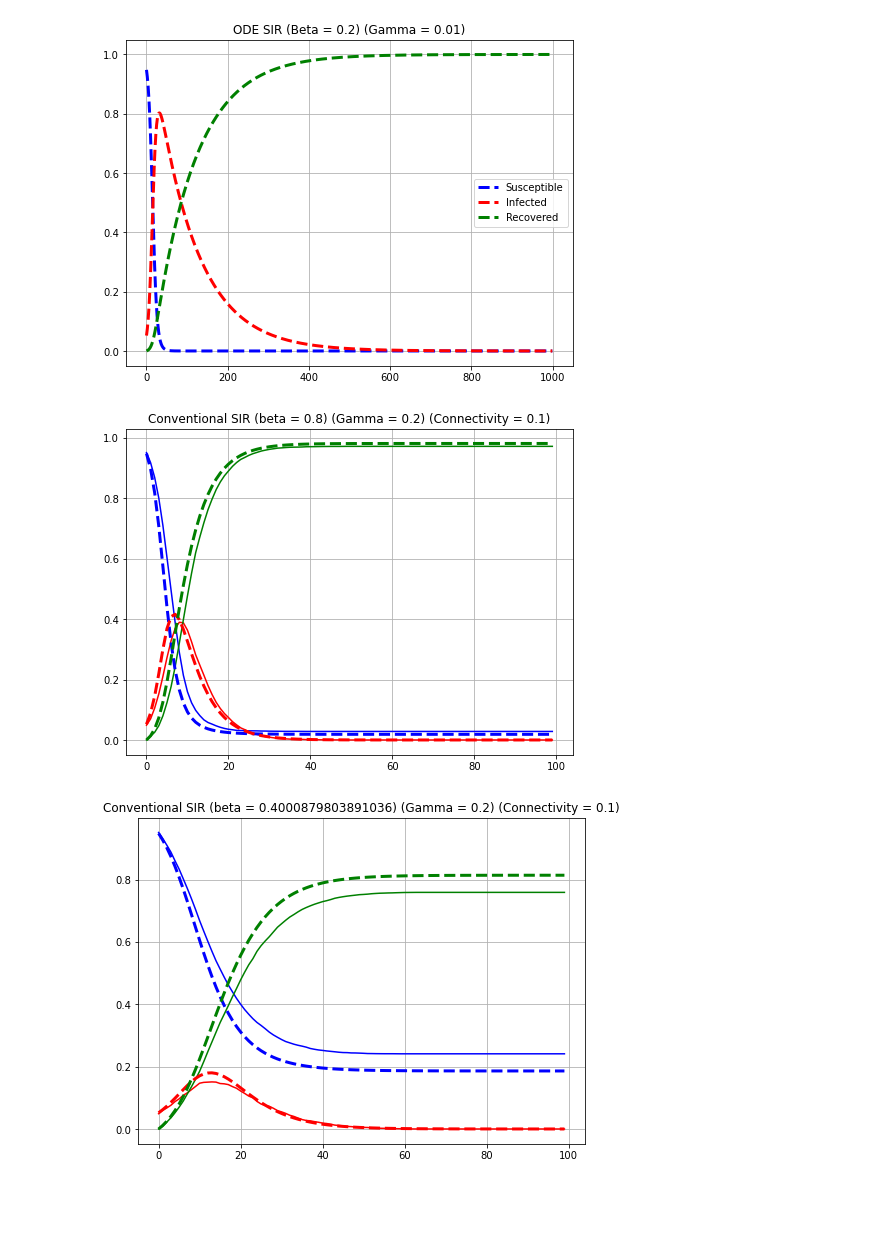
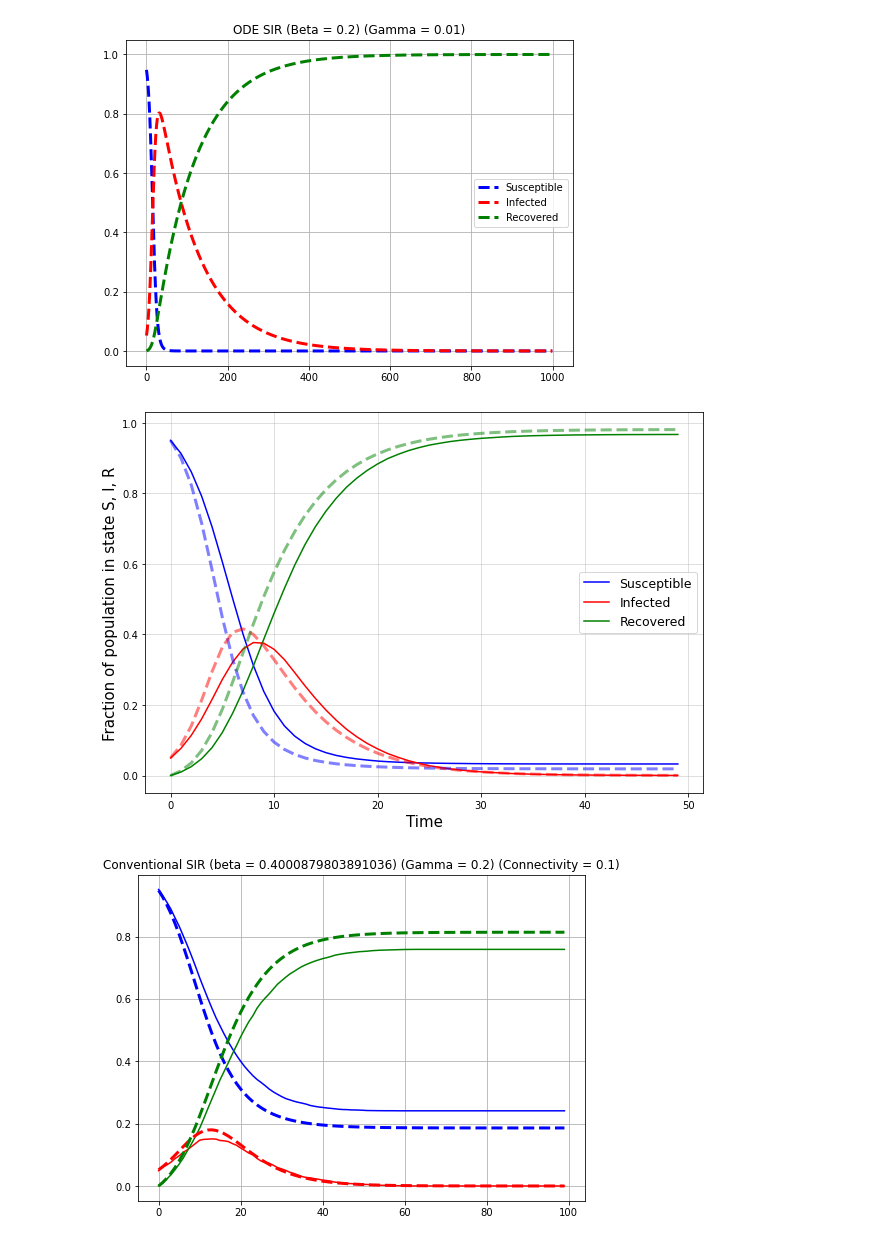
Before and after one commit to Dellapino/MSci-Project, a Jupyter notebook: Validation plots.ipynb, the cells around one changed output. Saved outputs shown, nothing was run; the diff lists cells and outputs as text; code cells hidden in the pictures; blank space fills up the shorter version.

```diff
--- a/Validation plots.ipynb
+++ b/Validation plots.ipynb
@@ -33,17 +33,19 @@ dataset_names = [
     'Workplace 2']
 
 simulation_params = {}
-simulation_params['Time'] = 100
-simulation_params['Runs'] = 25
+simulation_params['Time'] = 50
+simulation_params['Runs'] = 500
 simulation_params['Initial'] = 0.05
 simulation_params['Beta'] = 0.8
 simulation_params['Gamma'] = 0.2
 simulation_params['Threshold'] = 65*2 # only affects simulation
+simulation_params['Scheme'] = 'random'
+
 
 original_beta = simulation_params['Beta']
-connectivity = 0.1
+connectivity = 0.137
 
-G = nm.build_nxgraph(dataset_paths[3], False) # un-normalised weighted networkx graph
+G = nm.build_nxgraph(dataset_paths[2], True) # un-normalised weighted networkx graph
 N = len(G)
 # %%
 # ODE
@@ -149,32 +151,6 @@ def smooth_basic(H, params):
         r_smooth.append(total)
 
     return s_smooth, i_smooth, r_smooth
-# %%
-# ODE vs complete network (unweighted graph)
-
-H = nx.fast_gnp_random_graph(N, connectivity) # Complete graph
-H = sir.initialise_weight(H, 1) # give every edge a weight of 1
-
-s, i, r = smooth_basic(H, simulation_params)
-S, I, R = sir.analytic_sol(H, simulation_params)
-t = np.arange(0, simulation_params['Time'])
-
-plt.figure(figsize = (8,6))
-plt.title('Conventional SIR (beta = ' + str(simulation_params['Beta']) + ') (Gamma = ' + str(simulation_params['Gamma']) + ') (Connectivity = ' + str(connectivity) + ')')
-
-# numerical
-plt.plot(t, s, label = 'susceptible', color = 'b')
-plt.plot(t, i, label = 'infected', color = 'r')
-plt.plot(t, r, label = 'recovered', color = 'g')
-
-# analytic
-plt.plot(t, S, linewidth = 3, color = 'b', linestyle = 'dashed', alpha = 1)
-plt.plot(t, I, linewidth = 3, color = 'r', linestyle = 'dashed', alpha = 1)
-plt.plot(t, R, linewidth = 3,  color = 'g', linestyle = 'dashed', alpha = 1)
-
-plt.grid()
-# %% [output]
-[figure, removed]
 # %%
 
 def weighted_beta(G, original_beta): # takes the orginal beta and returns an equivalent for a weighted network
@@ -198,3 +292,32 @@ def normalize_weights(G):
+# %%
+# ODE vs complete network (unweighted graph)
+
+H = nx.fast_gnp_random_graph(N, connectivity) # Complete graph
+H = sir.initialise_weight(H, 1) # give every edge a weight of 1
+
+s, i, r = smooth_basic(H, simulation_params)
+S, I, R = sir.analytic_sol(H, simulation_params)
+t = np.arange(0, simulation_params['Time'])
+
+plt.figure(figsize = (10,7))
+#plt.title('Conventional SIR (beta = ' + str(simulation_params['Beta']) + ') (Gamma = ' + str(simulation_params['Gamma']) + ') (Connectivity = ' + str(connectivity) + ')')
+
+# numerical
+plt.plot(t, s, label = 'Susceptible', color = 'b', lw = 1.5)
+plt.plot(t, i, label = 'Infected', color = 'r', lw = 1.5)
+plt.plot(t, r, label = 'Recovered', color = 'g', lw = 1.5)
+
+# analytic
+plt.plot(t, S, linewidth = 3, color = 'b', linestyle = 'dashed', alpha = 0.5)
+plt.plot(t, I, linewidth = 3, color = 'r', linestyle = 'dashed', alpha = 0.5)
+plt.plot(t, R, linewidth = 3,  color = 'g', linestyle = 'dashed', alpha = 0.5)
+
+plt.legend(fontsize = 12.5)
+plt.xlabel('Time', fontsize = 15)
+plt.ylabel('Fraction of population in state S, I, R', fontsize = 15)
+plt.grid(alpha = 0.5)
+# %% [output]
+[figure, added]
 # %%
 # ODE vs complete network (randomly weighted graph)
 
```
Also changed, not shown: parts of 66 cells of this notebook, 9 other files.
